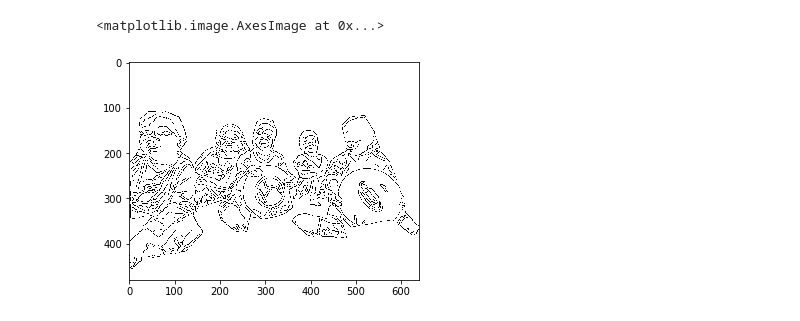
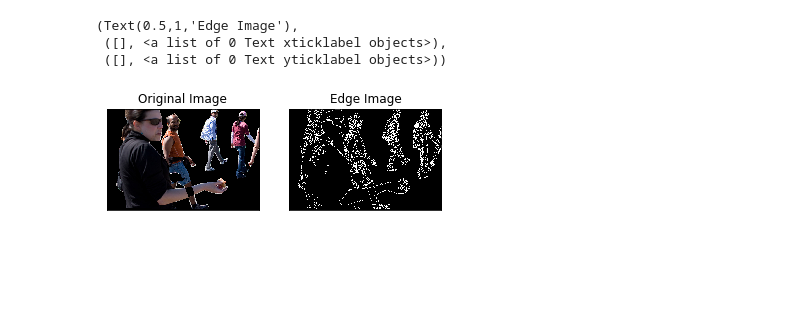
Before and after one commit to Artia-Inspirenet/module-2, a Jupyter notebook: pretraining/Untitled.ipynb, the cells around one changed output. Drawn from its saved outputs; the diff is of its cells as text; code cells hidden in the pictures; blank space fills up the shorter version.

```diff
--- a/pretraining/Untitled.ipynb
+++ b/pretraining/Untitled.ipynb
@@ -148,13 +76,0 @@ plt.imshow(edged)
-# %%
-s = img.copy()
-plt.imshow(s)
-res = cv2.bitwise_and(s,s, mask= mask)
-gray_image = cv2.cvtColor(res, cv2.COLOR_RGB2GRAY)
-v = np.median(gray_image)
-
-sigma = 0.33
-#---- apply automatic Canny edge detection using the computed median----
-lower = int(max(0, (1.0 - sigma) * v))
-upper = int(min(255, (1.0 + sigma) * v))
-edged = cv2.Canny(gray_image, lower, upper)
-cv2.imshow('Edges',edged)
@@ -190,5 +76,0 @@ result, thresh = cv2.threshold(edge_mask,127,255,cv2.THRESH_BINARY_INV)
-# %%
-plt.imshow(thresh, cmap='gray')
-# %% [output]
-<matplotlib.image.AxesImage at 0x...>
-[figure, removed]
@@ -198,0 +91,23 @@ edgeImg[edgeImg <= mean] = 0;
+# %%
+pre_image = res.copy()
+
+red = pre_image[:,:,0]
+green = pre_image[:,:,1]
+blue = pre_image[:,:,2]
+
+red_edges = cv2.Canny(red,60, 100)
+green_edges = cv2.Canny(green, 60, 100)
+blue_edges = cv2.Canny(blue, 60, 100)
+
+edges = np.uint8(red_edges+green_edges+blue_edges)/3
+
+
+plt.subplot(121),plt.imshow(pre_image,cmap = 'gray')
+plt.title('Original Image'), plt.xticks([]), plt.yticks([])
+plt.subplot(122),plt.imshow(edges,cmap = 'gray')
+plt.title('Edge Image'), plt.xticks([]), plt.yticks([])
+# %% [output]
+(Text(0.5,1,'Edge Image'),
+ ([], <a list of 0 Text xticklabel objects>),
+ ([], <a list of 0 Text yticklabel objects>))
+[figure, added]
```
Also changed, not shown: parts of 54 cells of this notebook, 13 other files.
